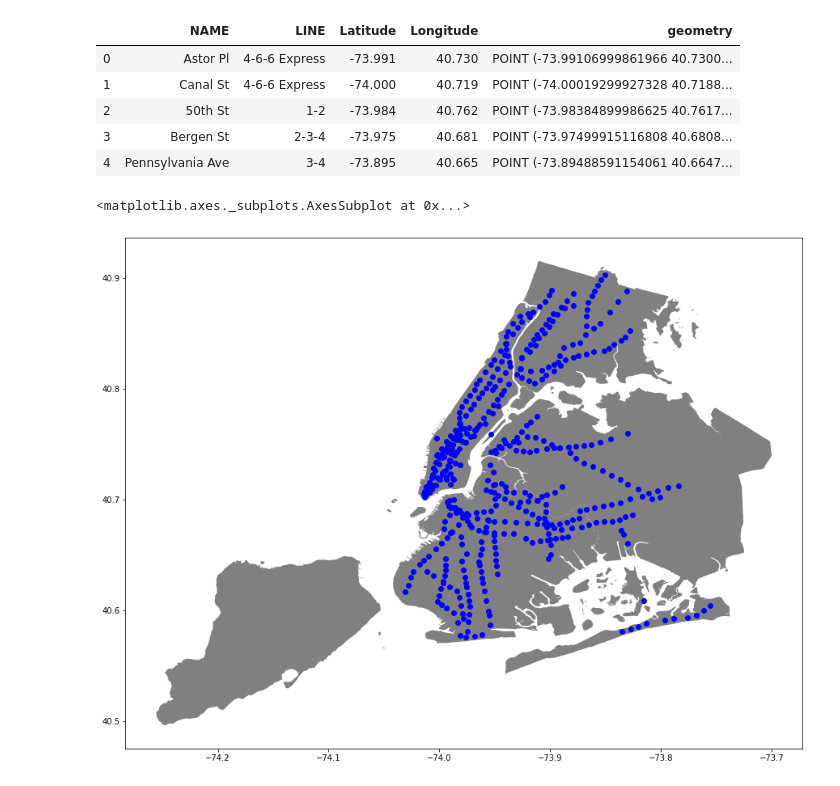
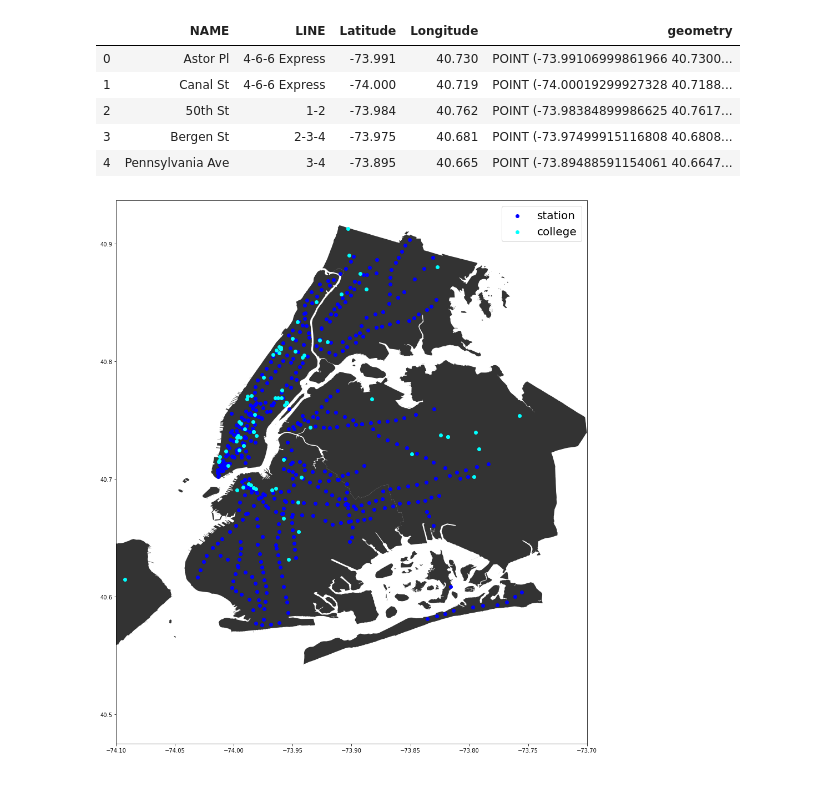
Before and after one commit to floraxinru/project01, a Jupyter notebook: project1/code/Mapping_Data.ipynb, the cells around one changed output. Drawn from its saved outputs; the diff is of its cells as text; code cells hidden in the pictures.

Commit message:
Added in college and university data to the map, also cleaned up code a little

```diff
--- a/project1/code/Mapping_Data.ipynb
+++ b/project1/code/Mapping_Data.ipynb
@@ -75,8 +75,8 @@ station_df.head()
 | 4 | Pennsylvania Ave | 3-4 | -73.89488591154061 | 40.66471445143568 |
 # %%
 # Need to convert to floats in order to work with them in geopandas
-cu_df['Latitude'] = cu_df['Latitude'].astype(float)
-cu_df['Longitude'] = cu_df['Longitude'].astype(float)
+college_df['Latitude'] = college_df['Latitude'].astype(float)
+college_df['Longitude'] = college_df['Longitude'].astype(float)
 
 station_df['Latitude'] = station_df['Latitude'].astype(float)
 station_df['Longitude'] = station_df['Longitude'].astype(float)
@@ -97,4 +97,8 @@ ax = streetmap.plot(figsize=(15, 15), alpha=0.5, edgecolor='k')
 We need to convert our latitudes and longitudes into usable points, and we need to specify a coordinate reference system (in this case the latitude/longitude projection system)
 # %%
 geometry_stations = [Point(xy) for xy in zip(station_df['Latitude'], station_df['Longitude'])]
+geometry_colleges = [Point(xy) for xy in zip(college_df['Latitude'], college_df['Longitude'])]
 crs = {'init': 'epsg:4326'}
+# %%
+college_geo_df = gpd.GeoDataFrame(college_df, crs=crs, geometry=geometry_colleges)
+college_geo_df.head()
@@ -101,6 +112,6 @@ crs = {'init': 'epsg:4326'}
 # %%
-geo_df = gpd.GeoDataFrame(station_df, crs=crs, geometry=geometry_stations)
-geo_df.head()
+station_geo_df = gpd.GeoDataFrame(station_df, crs=crs, geometry=geometry_stations)
+station_geo_df.head()
 # %% [output]
 |  | NAME | LINE | Latitude | Longitude | geometry |
 | 0 | Astor Pl | 4-6-6 Express | -73.991 | 40.730 | POINT (-73.99106999861966 40.7300... |
@@ -109,13 +120,14 @@ geo_df.head()
 | 3 | Bergen St | 2-3-4 | -73.975 | 40.681 | POINT (-73.97499915116808 40.6808... |
 | 4 | Pennsylvania Ave | 3-4 | -73.895 | 40.665 | POINT (-73.89488591154061 40.6647... |
 # %%
-fig, ax = plt.pyplot.subplots(figsize=(15,15))
+fig, ax = plt.pyplot.subplots(figsize=(18,18))
 # minx, miny, maxx, maxy = geo_df.total_bounds
-# ax.set_xlim(minx, maxx)
+ax.set_xlim(-74.1, -73.7)
 # ax.set_ylim(miny, maxy)
 # ax = streetmap.plot(figsize=(15, 15), alpha=0.5, edgecolor='k')
-streetmap.plot(ax=ax, color='grey')
-geo_df.plot(ax=ax,color='blue')
+streetmap.plot(ax=ax, alpha= 0.8, color='black');
+station_geo_df.plot(ax=ax,color='blue', label='station');
+college_geo_df.plot(ax=ax,color='cyan', label='college');
+plt.pyplot.legend(prop={'size': 20});
 # %% [output]
-<matplotlib.axes._subplots.AxesSubplot at 0x...>
-[figure, old version]
+[figure, new version]
```
Also changed, not shown: parts of 3 cells of this notebook.
